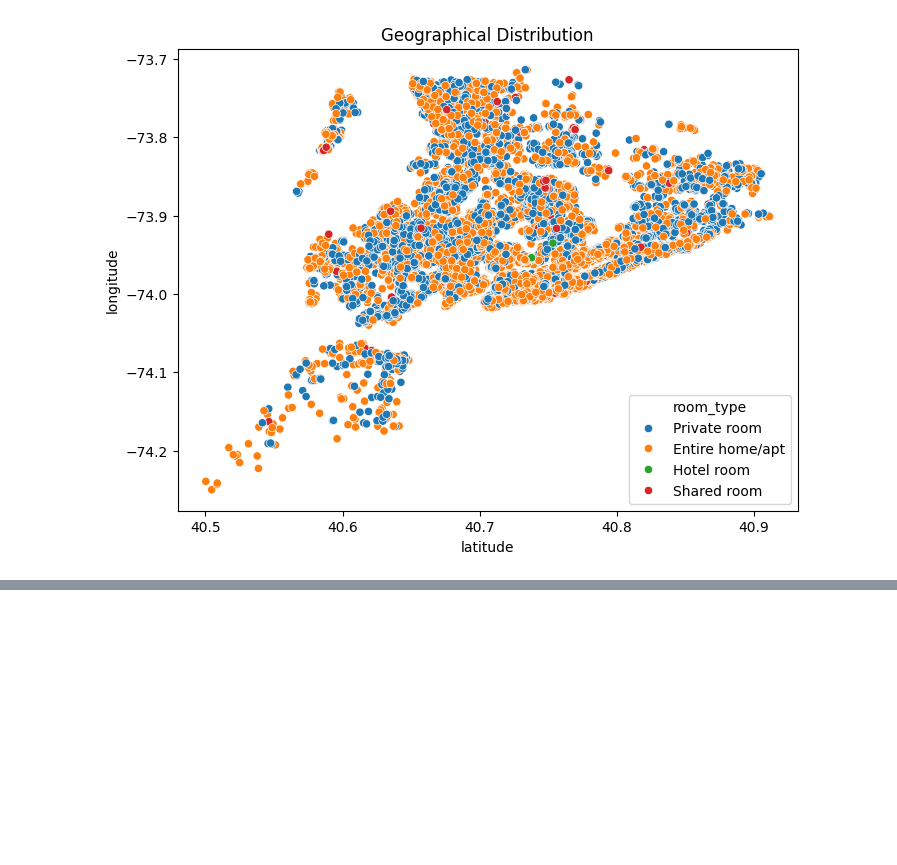
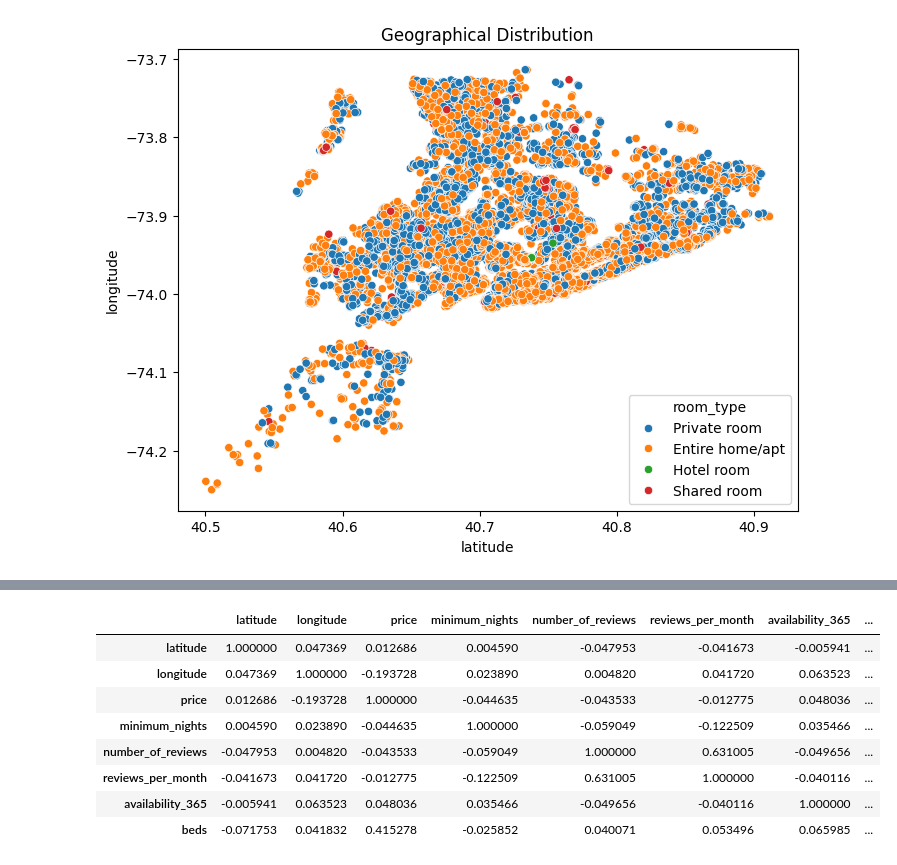
Before and after one commit to Vanshaj14Mohan/Airbnb-NYC-Project, a Jupyter notebook: Files/main.ipynb, the cells around one changed output, grey strips where cells are left out. Saved outputs shown, nothing was run; the diff lists cells and outputs as text; code cells hidden in the pictures; blank space fills up the shorter version.

```diff
--- a/Files/main.ipynb
+++ b/Files/main.ipynb
@@ -321,0 +342,14 @@ plt.show()
+# %%
+#Heatmap for numerical column
+corr = df[["latitude", "longitude", "price", "minimum_nights", "number_of_reviews", "reviews_per_month", "availability_365", "beds"]].corr()
+corr
+# %% [output]
+|  | latitude | longitude | price | minimum_nights | number_of_reviews | reviews_per_month | availability_365 | ... |
+| latitude | 1.000000 | 0.047369 | 0.012686 | 0.004590 | -0.047953 | -0.041673 | -0.005941 | ... |
+| longitude | 0.047369 | 1.000000 | -0.193728 | 0.023890 | 0.004820 | 0.041720 | 0.063523 | ... |
+| price | 0.012686 | -0.193728 | 1.000000 | -0.044635 | -0.043533 | -0.012775 | 0.048036 | ... |
+| minimum_nights | 0.004590 | 0.023890 | -0.044635 | 1.000000 | -0.059049 | -0.122509 | 0.035466 | ... |
+| number_of_reviews | -0.047953 | 0.004820 | -0.043533 | -0.059049 | 1.000000 | 0.631005 | -0.049656 | ... |
+| reviews_per_month | -0.041673 | 0.041720 | -0.012775 | -0.122509 | 0.631005 | 1.000000 | -0.040116 | ... |
+| availability_365 | -0.005941 | 0.063523 | 0.048036 | 0.035466 | -0.049656 | -0.040116 | 1.000000 | ... |
+| beds | -0.071753 | 0.041832 | 0.415278 | -0.025852 | 0.040071 | 0.053496 | 0.065985 | ... |
```
Also changed, not shown: parts of 2 cells of this notebook.
